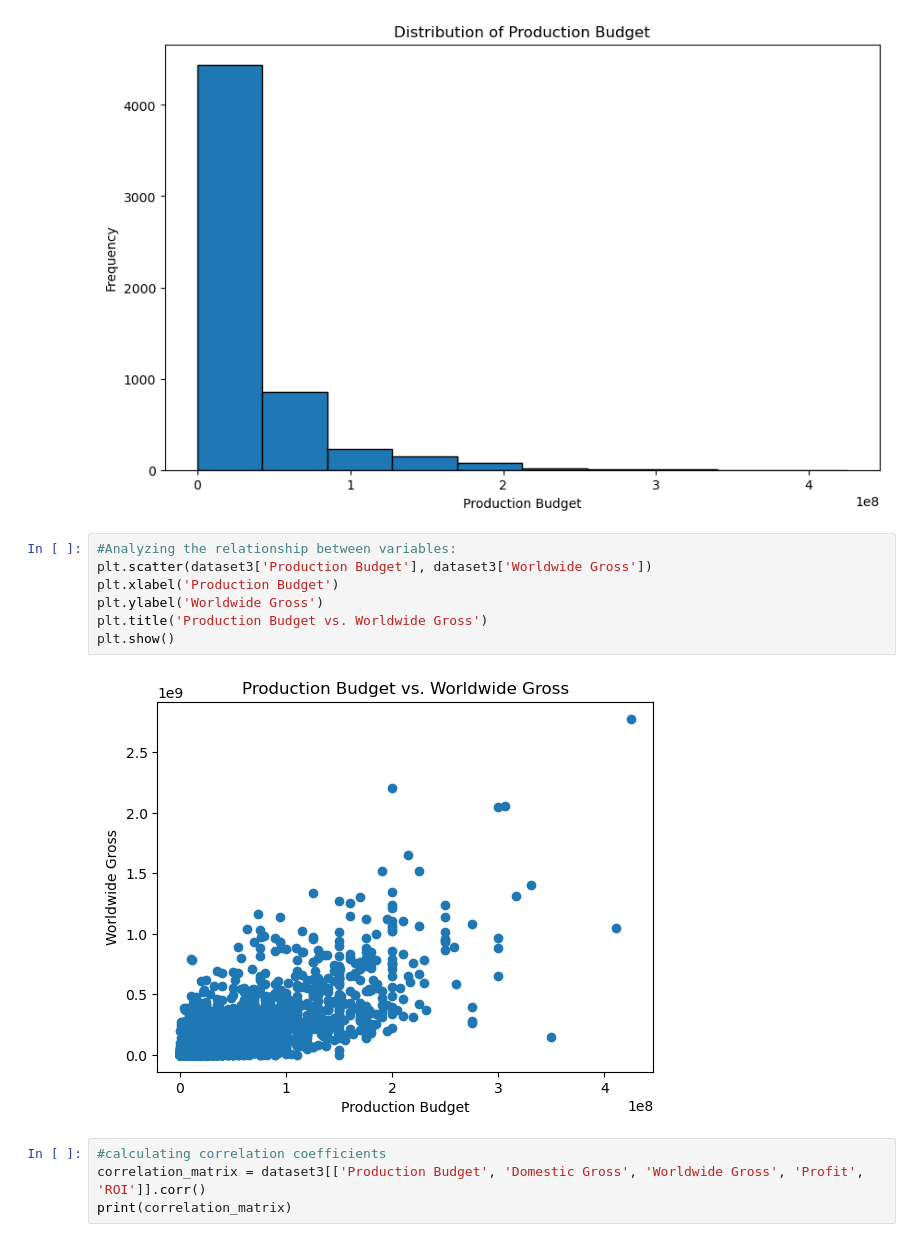
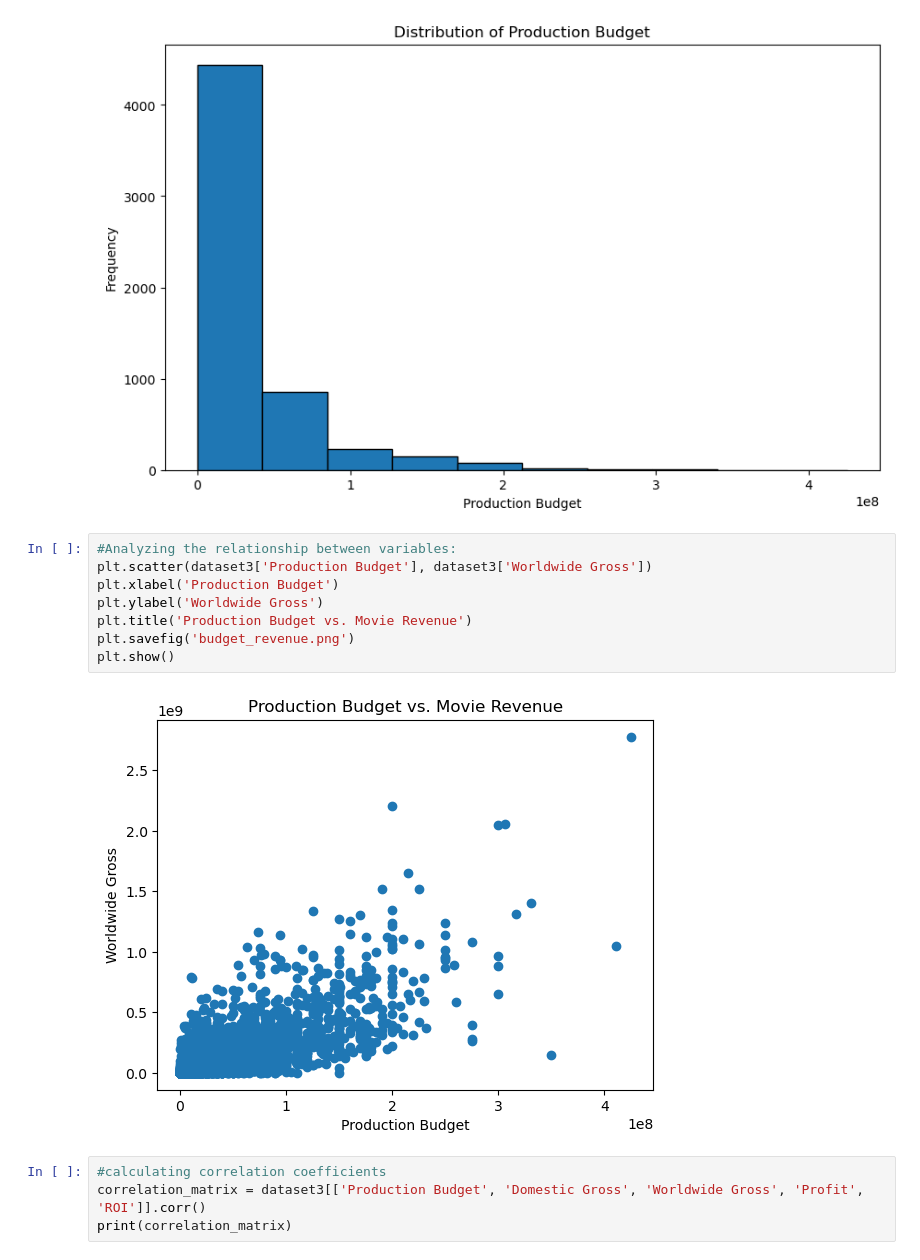
Before and after one commit to Ivan3864/Microsoft-Movie-Studio-Analysis, a Jupyter notebook: insight.ipynb, the cells around one changed output. Saved outputs shown, nothing was run; the diff lists cells and outputs as text.

```diff
--- a/insight.ipynb
+++ b/insight.ipynb
@@ -627,12 +627,13 @@ plt.show()
 # %%
 #Analyzing the relationship between variables:
 plt.scatter(dataset3['Production Budget'], dataset3['Worldwide Gross'])
 plt.xlabel('Production Budget')
 plt.ylabel('Worldwide Gross')
-plt.title('Production Budget vs. Worldwide Gross')
+plt.title('Production Budget vs. Movie Revenue')
+plt.savefig('budget_revenue.png')
 plt.show()
 # %% [output]
-[figure, old version]
+[figure, new version]
 # %%
 #calculating correlation coefficients
 correlation_matrix = dataset3[['Production Budget', 'Domestic Gross', 'Worldwide Gross', 'Profit', 'ROI']].corr()
```
Also changed, not shown: parts of 3 cells of this notebook.
